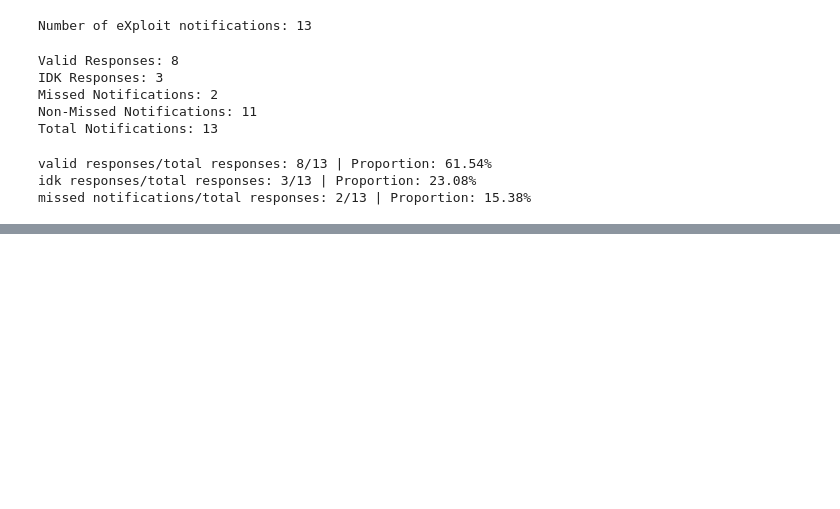
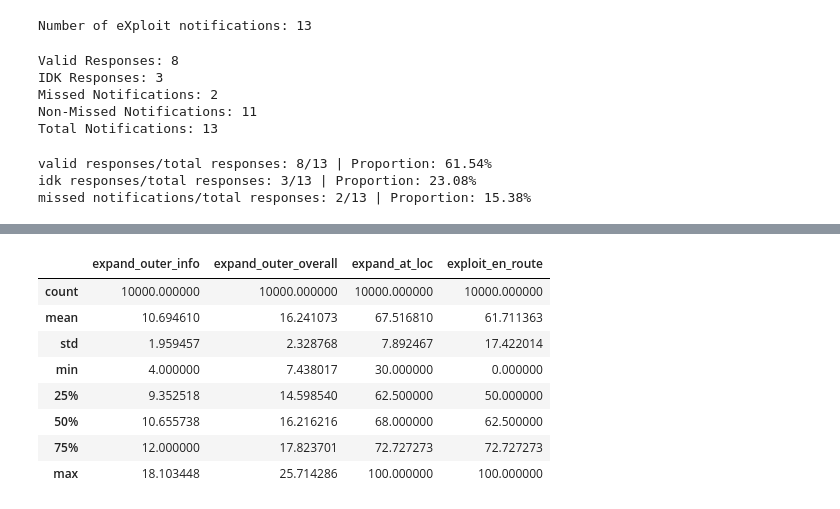
Before and after one commit to NUDelta/les-study-analysis, a Jupyter notebook: expand-exploit-study-analysis.ipynb, the cells around one changed output, grey strips where cells are left out. Drawn from its saved outputs; the diff is of its cells as text; code cells hidden in the pictures; blank space fills up the shorter version.

```diff
--- a/expand-exploit-study-analysis.ipynb
+++ b/expand-exploit-study-analysis.ipynb
@@ -1096,0 +1187,12 @@ missed notifications/total responses: 2/13 | Proportion: 15.38%
+# %%
+sampling_20[['expand_outer_info', 'expand_outer_overall', 'expand_at_loc', 'exploit_en_route']].describe()
+# %% [output]
+|  | expand_outer_info | expand_outer_overall | expand_at_loc | exploit_en_route |
+| count | 10000.000000 | 10000.000000 | 10000.000000 | 10000.000000 |
+| mean | 10.694610 | 16.241073 | 67.516810 | 61.711363 |
+| std | 1.959457 | 2.328768 | 7.892467 | 17.422014 |
+| min | 4.000000 | 7.438017 | 30.000000 | 0.000000 |
+| 25% | 9.352518 | 14.598540 | 62.500000 | 50.000000 |
+| 50% | 10.655738 | 16.216216 | 68.000000 | 62.500000 |
+| 75% | 12.000000 | 17.823701 | 72.727273 | 72.727273 |
+| max | 18.103448 | 25.714286 | 100.000000 | 100.000000 |
```
Also changed, not shown: parts of 13 cells of this notebook, 1 other file.
